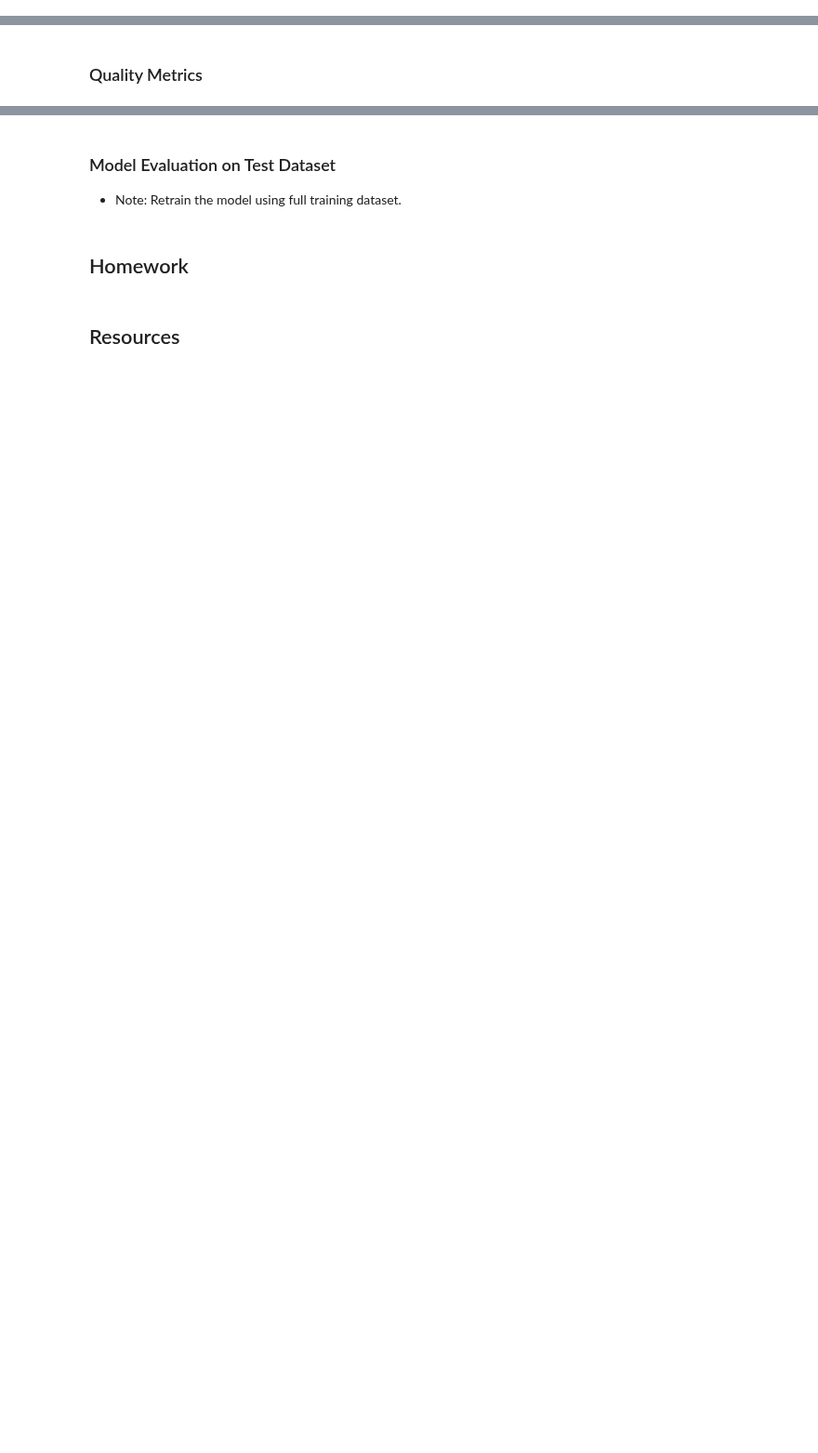
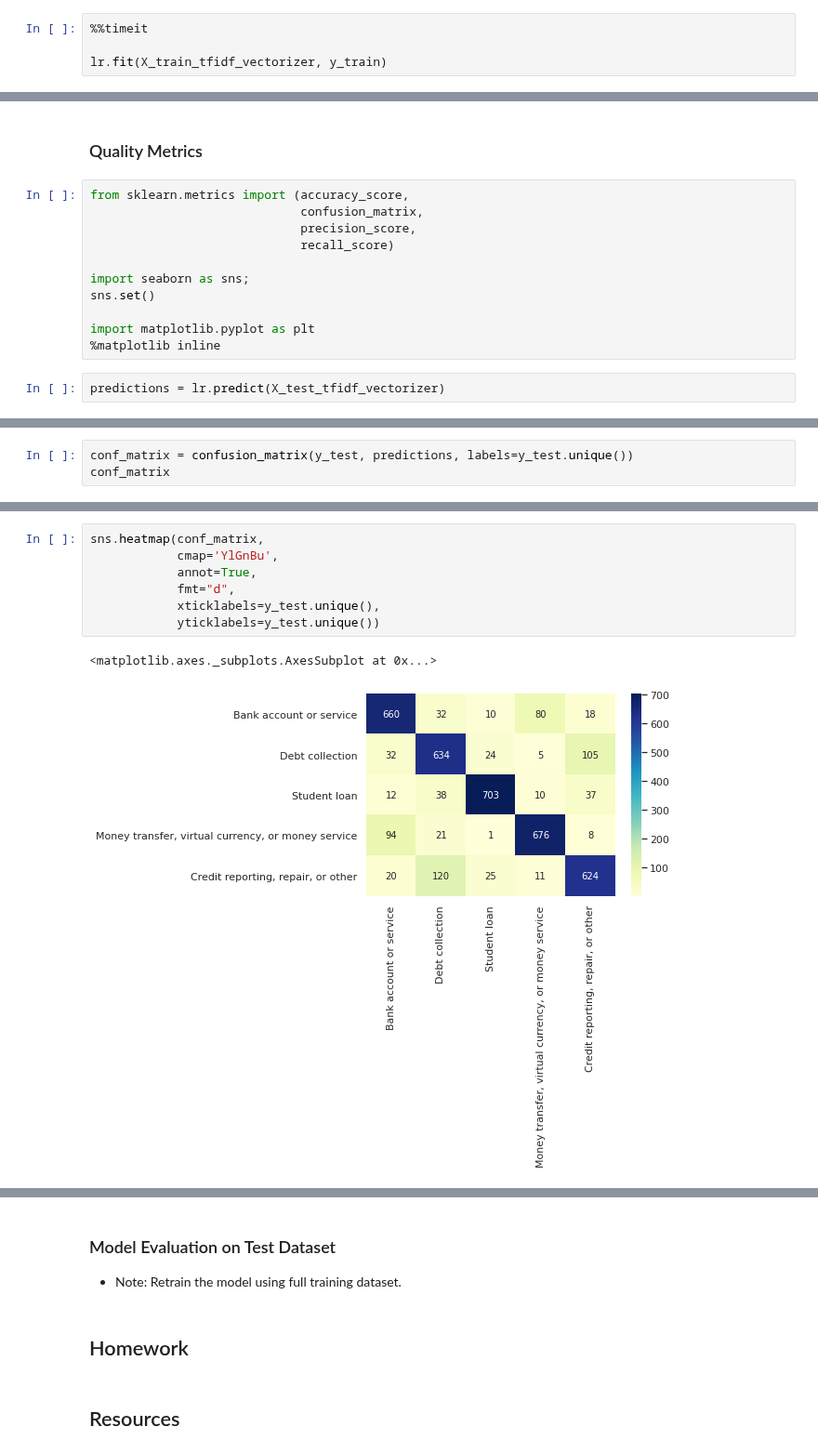
Before and after one commit to pardeep-singh/ml_classroom, a Jupyter notebook: text_classification_using_logistic_regression/consumer_complaints_classification.ipynb, the cells around one changed output, grey strips where cells are left out. Shown at 93% size. Drawn from its saved outputs; the diff is of its cells as text; blank space fills up the shorter version.

Commit message:
Implement Session 3 Example using Sklearn LR implementation

```diff
--- a/text_classification_using_logistic_regression/consumer_complaints_classification.ipynb
+++ b/text_classification_using_logistic_regression/consumer_complaints_classification.ipynb
@@ -93,2 +185,6 @@ len(duplicate_complaints)
 # %% [markdown]
 ### Modeling
+# %%
+%%timeit
+
+lr.fit(X_train_tfidf_vectorizer, y_train)
@@ -97,2 +283,15 @@ len(duplicate_complaints)
 # %% [markdown]
 ### Quality Metrics
+# %%
+from sklearn.metrics import (accuracy_score,
+                             confusion_matrix,
+                             precision_score,
+                             recall_score)
+
+import seaborn as sns;
+sns.set()
+
+import matplotlib.pyplot as plt
+%matplotlib inline
+# %%
+predictions = lr.predict(X_test_tfidf_vectorizer)
@@ -98,0 +302,3 @@ len(duplicate_complaints)
+# %%
+conf_matrix = confusion_matrix(y_test, predictions, labels=y_test.unique())
+conf_matrix
@@ -98,0 +311,10 @@ len(duplicate_complaints)
+# %%
+sns.heatmap(conf_matrix,
+            cmap='YlGnBu',
+            annot=True,
+            fmt="d",
+            xticklabels=y_test.unique(),
+            yticklabels=y_test.unique())
+# %% [output]
+<matplotlib.axes._subplots.AxesSubplot at 0x...>
+[figure, added]
```
Also changed, not shown: parts of 30 cells of this notebook.
